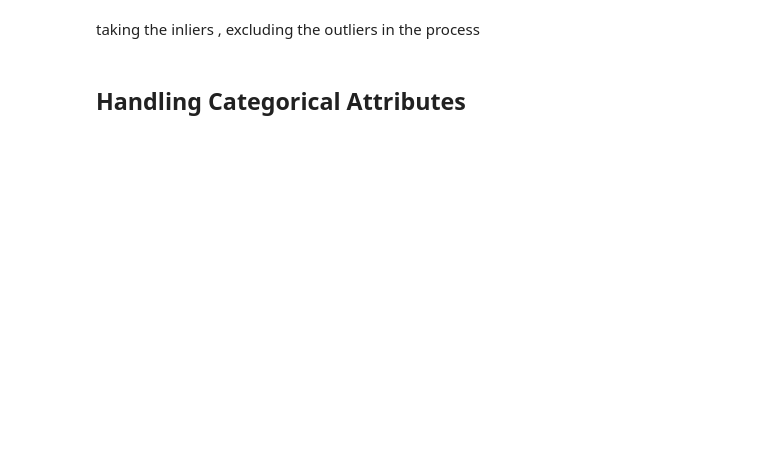
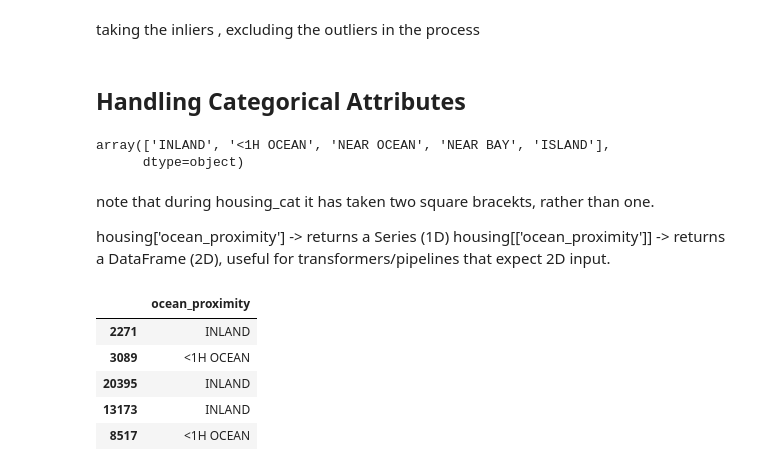
Before and after one commit to hassin070/hands_on_ML_, a Jupyter notebook: chapter_2.ipynb, the cells around one changed output. Cells and saved outputs as stored; diff of their text form; code cells hidden in the pictures; blank space fills up the shorter version.

```diff
--- a/chapter_2.ipynb
+++ b/chapter_2.ipynb
@@ -466,3 +469,23 @@ housing = housing.iloc[outlier_pred == 1]
 housing_labels = housing_labels.iloc[outlier_pred == 1]
 # %% [markdown]
 ## Handling Categorical Attributes
+# %%
+housing_cat = housing[['ocean_proximity']]
+housing_cat['ocean_proximity'].unique()
+# %% [output]
+array(['INLAND', '<1H OCEAN', 'NEAR OCEAN', 'NEAR BAY', 'ISLAND'],
+      dtype=object)
+# %% [markdown]
+note that during housing_cat it has taken two square bracekts, rather than one.
+
+ housing['ocean_proximity'] -> returns a Series (1D)
+housing[['ocean_proximity']] -> returns a DataFrame (2D), useful for transformers/pipelines that expect 2D input.
+# %%
+housing_cat.head()
+# %% [output]
+|  | ocean_proximity |
+| 2271 | INLAND |
+| 3089 | <1H OCEAN |
+| 20395 | INLAND |
+| 13173 | INLAND |
+| 8517 | <1H OCEAN |
```
Also changed, not shown: parts of 5 cells of this notebook.
